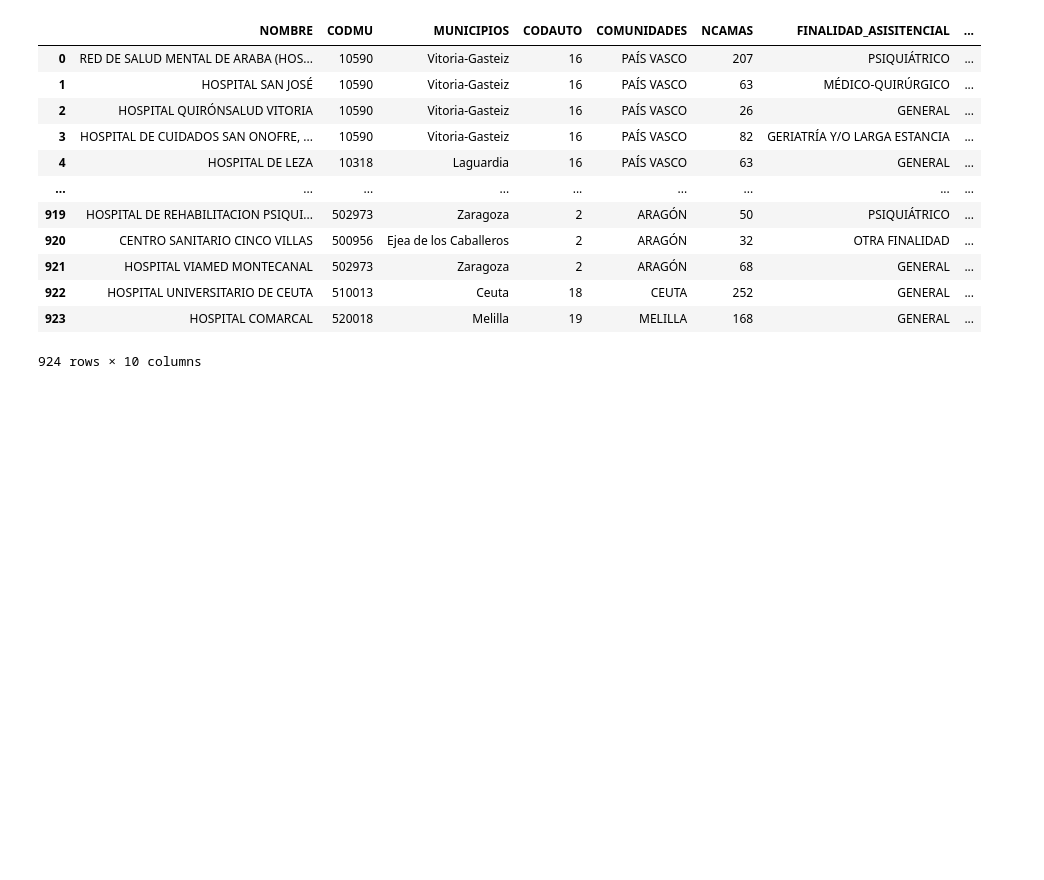
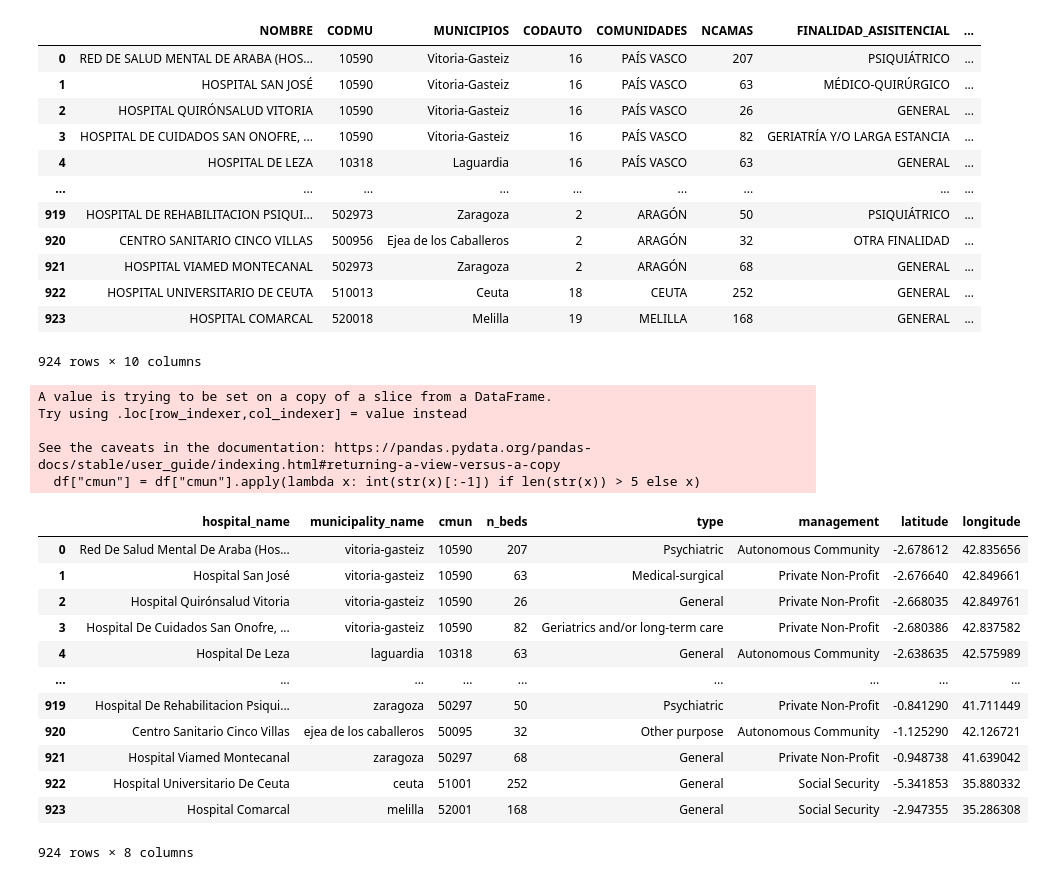
Before and after one commit to marimoysan/ml-pueblos, a Jupyter notebook: notebooks/eda_hospitals.ipynb, the cells around one changed output. Cells and saved outputs as stored; diff of their text form; code cells hidden in the pictures; blank space fills up the shorter version.

Commit message:
finished hospitals cleaning

```diff
--- a/notebooks/eda_hospitals.ipynb
+++ b/notebooks/eda_hospitals.ipynb
@@ -112,0 +178,2 @@ memory usage: 72.3+ KB
+# %%
+df['type'] = df['type'].map(translation_dict)
@@ -112,0 +195,18 @@ memory usage: 72.3+ KB
+# %%
+management_translation_dict = {
+    'Comunidad Autónoma': 'Autonomous Community',
+    'Privado No Benéfico': 'Private Non-Profit',
+    'Seguridad Social': 'Social Security',
+    'Diputación O Cabildo': 'Provincial Council or Island Council',
+    'Otro Privado Benéfico': 'Other Private Non-Profit',
+    'Ministerio De Interior': 'Ministry of Interior',
+    'Entidades Públicas': 'Public Entities',
+    'Privado-Benéfico (Iglesia)': 'Private Non-Profit (Church)',
+    'Municipio': 'Municipality',
+    'Matep': 'Matep',  # Assuming Matep is a specific term or acronym.
+    'Privado-Benéfico (Cruz Roja)': 'Private Non-Profit (Red Cross)',
+    'Otra Dependencia Patrimonial': 'Other Patrimonial Dependency',
+    'Ministerio De Defensa': 'Ministry of Defense'
+}
+# %%
+df['management'] = df['management'].map(management_translation_dict)
@@ -126,3 +241,27 @@ df
 | 922 | HOSPITAL UNIVERSITARIO DE CEUTA | 510013 | Ceuta | 18 | CEUTA | 252 | GENERAL | ... |
 | 923 | HOSPITAL COMARCAL | 520018 | Melilla | 19 | MELILLA | 168 | GENERAL | ... |
 924 rows × 10 columns
+# %%
+df["cmun"] = df["cmun"].apply(lambda x: int(str(x)[:-1]) if len(str(x)) > 5 else x)
+# %% [output]
+A value is trying to be set on a copy of a slice from a DataFrame.
+Try using .loc[row_indexer,col_indexer] = value instead
+
+See the caveats in the documentation: https://pandas.pydata.org/pandas-docs/stable/user_guide/indexing.html#returning-a-view-versus-a-copy
+  df["cmun"] = df["cmun"].apply(lambda x: int(str(x)[:-1]) if len(str(x)) > 5 else x)
+# %%
+df
+# %% [output]
+|  | hospital_name | municipality_name | cmun | n_beds | type | management | latitude | longitude |
+| 0 | Red De Salud Mental De Araba (Hos... | vitoria-gasteiz | 10590 | 207 | Psychiatric | Autonomous Community | -2.678612 | 42.835656 |
+| 1 | Hospital San José | vitoria-gasteiz | 10590 | 63 | Medical-surgical | Private Non-Profit | -2.676640 | 42.849661 |
+| 2 | Hospital Quirónsalud Vitoria | vitoria-gasteiz | 10590 | 26 | General | Private Non-Profit | -2.668035 | 42.849761 |
+| 3 | Hospital De Cuidados San Onofre, ... | vitoria-gasteiz | 10590 | 82 | Geriatrics and/or long-term care | Private Non-Profit | -2.680386 | 42.837582 |
+| 4 | Hospital De Leza | laguardia | 10318 | 63 | General | Autonomous Community | -2.638635 | 42.575989 |
+| ... | ... | ... | ... | ... | ... | ... | ... | ... |
+| 919 | Hospital De Rehabilitacion Psiqui... | zaragoza | 50297 | 50 | Psychiatric | Private Non-Profit | -0.841290 | 41.711449 |
+| 920 | Centro Sanitario Cinco Villas | ejea de los caballeros | 50095 | 32 | Other purpose | Autonomous Community | -1.125290 | 42.126721 |
+| 921 | Hospital Viamed Montecanal | zaragoza | 50297 | 68 | General | Private Non-Profit | -0.948738 | 41.639042 |
+| 922 | Hospital Universitario De Ceuta | ceuta | 51001 | 252 | General | Social Security | -5.341853 | 35.880332 |
+| 923 | Hospital Comarcal | melilla | 52001 | 168 | General | Social Security | -2.947355 | 35.286308 |
+924 rows × 8 columns
```
Also changed, not shown: parts of 14 cells of this notebook.
